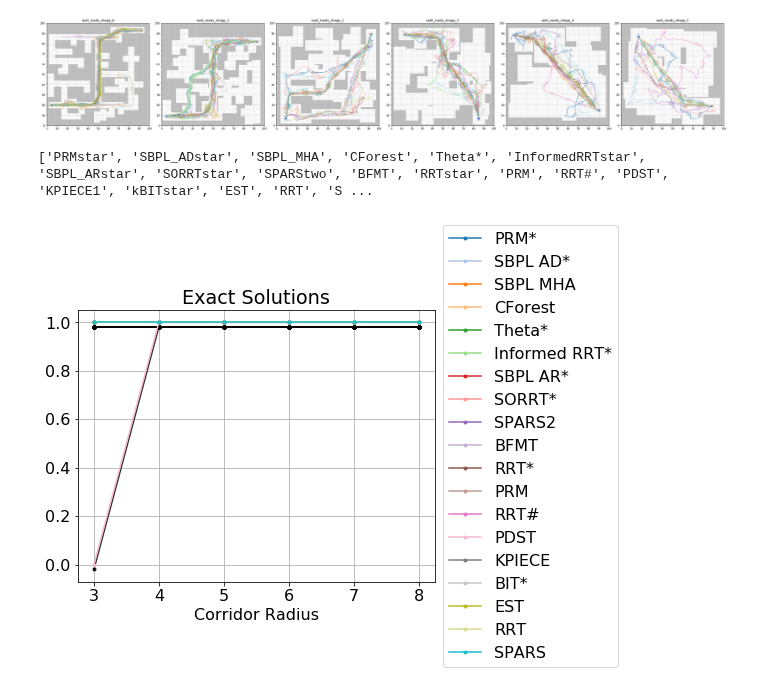
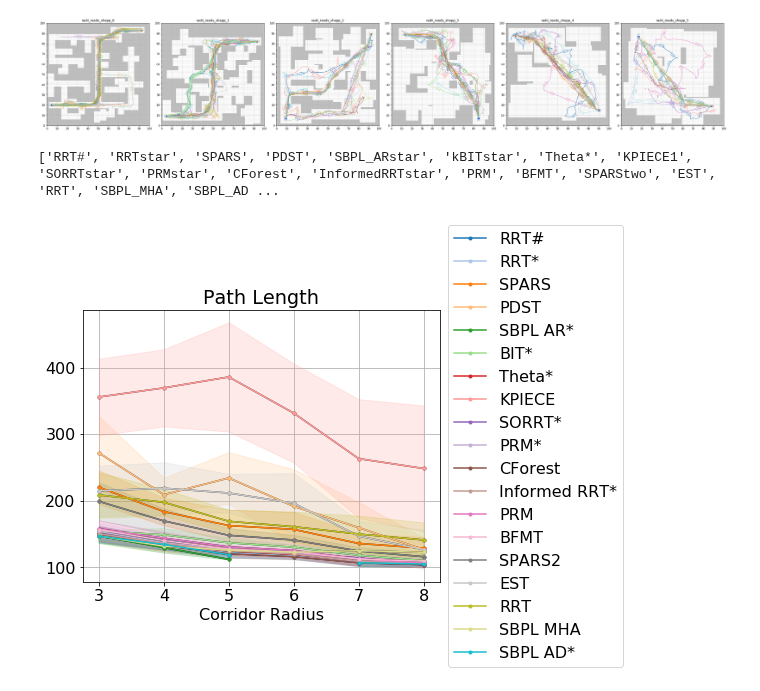
Before and after one commit to robot-motion/bench-mr, a Jupyter notebook: plotting/Cross Statistics.ipynb, the cells around one changed output. Cells and saved outputs as stored; diff of their text form; code cells hidden in the pictures.

```diff
--- a/plotting/Cross Statistics.ipynb
+++ b/plotting/Cross Statistics.ipynb
@@ -277,7 +293,7 @@ pool.visualize_trajectories()
 # %%
 %reload_ext autoreload
 
-metric = 'exact_solutions'
+metric = 'path_length'#'exact_solutions'
 scenario_parameters = radii
 
 ignored_planners = [
@@ -318,32 +334,32 @@ plt.gca().set_axisbelow(True)
 plt.grid()
 
 print(found_planners)
 
 means = []
 stds = []
 for pi, planner in enumerate(found_planners):
     means = np.array([safe_mean(vs) for vs in ys[planner].values()])
     stds = np.array([safe_std(vs) for vs in ys[planner].values()])
     plt.fill_between(scenario_parameters, means-stds, means+stds, alpha=0.2, color=get_color(pi, num_colors=20), zorder=2)
     # add some shadow below the plot
     plt.plot(scenario_parameters, means - 0.02, '.-', color=(0, 0, 0, .8), zorder=3)
     plt.plot(scenario_parameters, means, '.-', color=get_color(pi, num_colors=20), label=convert_planner_name(planner), zorder=4)
 # plt.gca().set_xlim([-0.5, len(steer_funcs) + 0.5])
 if metric in stat_names:
     plt.title(stat_names[metric]);
 else:
     plt.title(metric)
 
 # Shrink current axis by 20%
 ax = plt.gca()
 box = ax.get_position()
 ax.set_position([box.x0, box.y0, box.width * 0.8, box.height])
 ax.set_xlabel('Corridor Radius')
 
 # Put a legend to the right of the current axis
 ax.legend(loc='center left', bbox_to_anchor=(1, 0.5));
 plt.savefig('corridor_radii_%s.png' % metric, dpi=300, bbox_inches='tight')
 plt.savefig('corridor_radii_%s.pdf' % metric, dpi=300, bbox_inches='tight')
 # %% [output]
-['PRMstar', 'SBPL_ADstar', 'SBPL_MHA', 'CForest', 'Theta*', 'InformedRRTstar', 'SBPL_ARstar', 'SORRTstar', 'SPARStwo', 'BFMT', 'RRTstar', 'PRM', 'RRT#', 'PDST', 'KPIECE1', 'kBITstar', 'EST', 'RRT', 'S ...
+['RRT#', 'RRTstar', 'SPARS', 'PDST', 'SBPL_ARstar', 'kBITstar', 'Theta*', 'KPIECE1', 'SORRTstar', 'PRMstar', 'CForest', 'InformedRRTstar', 'PRM', 'BFMT', 'SPARStwo', 'EST', 'RRT', 'SBPL_MHA', 'SBPL_AD ...
-[figure, old version]
+[figure, new version]
```
Also changed, not shown: parts of 1 cell of this notebook.
